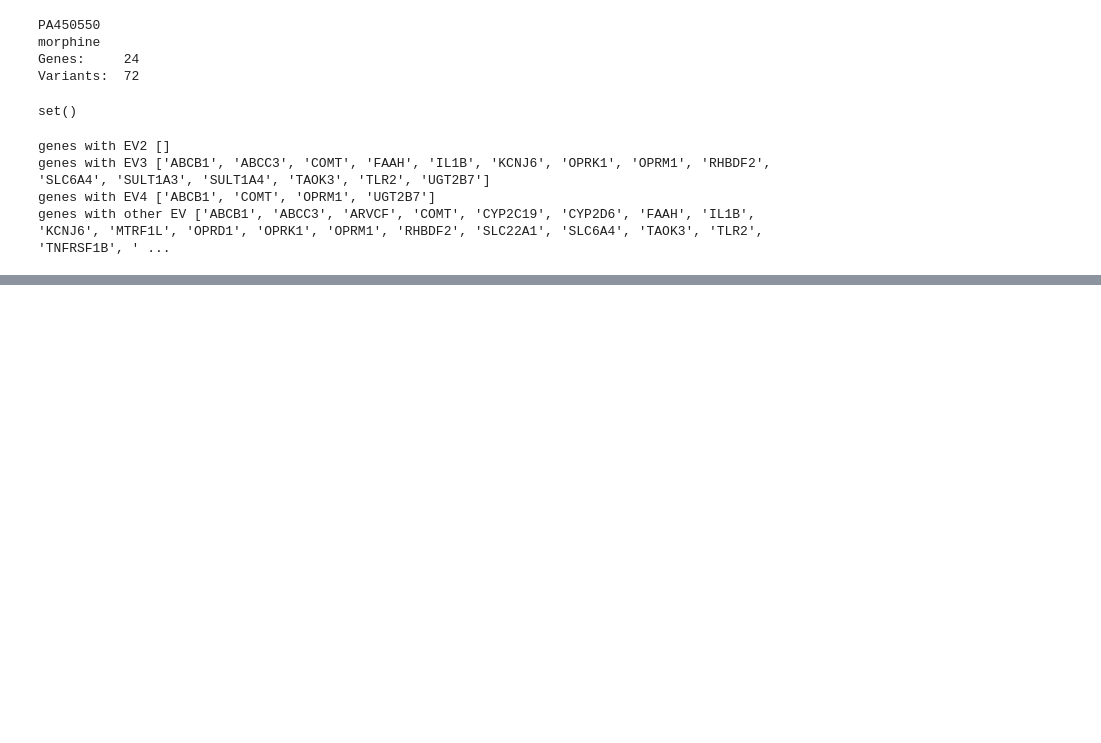
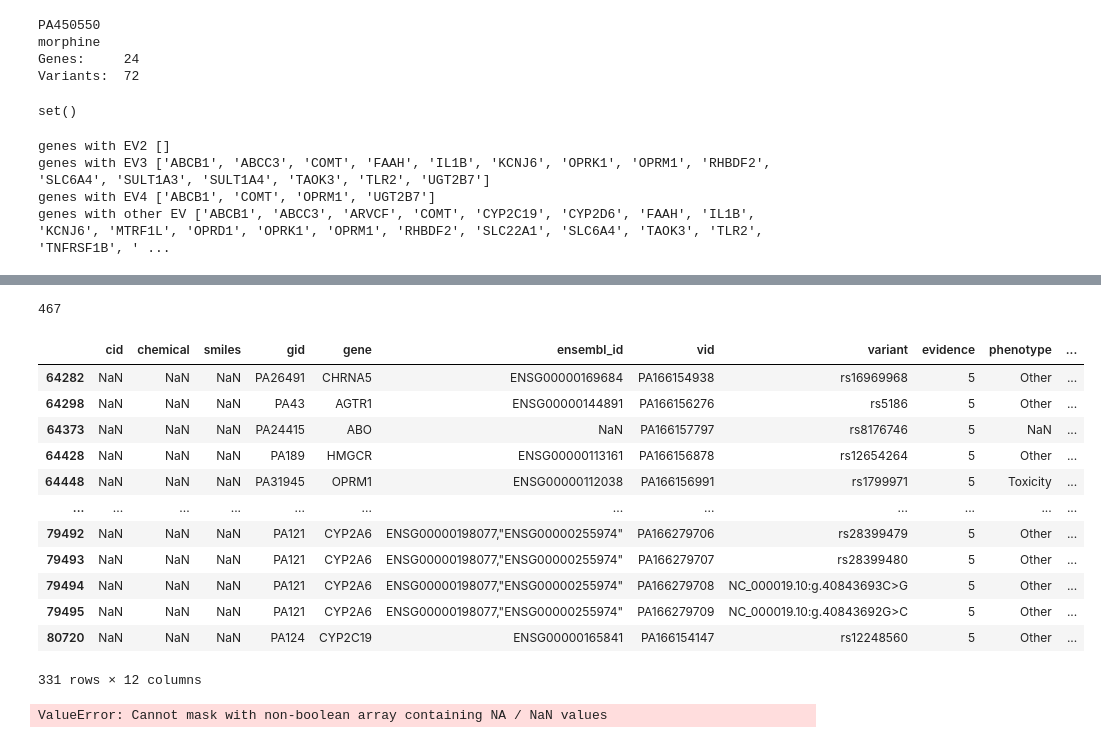
Before and after one commit to ersilia-os/pharmacogx-embeddings, a Jupyter notebook: notebooks/00_PharmGKB_DataCleaning.ipynb, the cells around one changed output, grey strips where cells are left out. Saved outputs shown, nothing was run; the diff lists cells and outputs as text; code cells hidden in the pictures; blank space fills up the shorter version.

```diff
--- a/notebooks/00_PharmGKB_DataCleaning.ipynb
+++ b/notebooks/00_PharmGKB_DataCleaning.ipynb
@@ -830,0 +835,9 @@ genes with other EV ['ABCB1', 'ABCC3', 'ARVCF', 'COMT', 'CYP2C19', 'CYP2D6', 'FA
+# %%
+df = pd.read_csv(os.path.join(DATAPATH, "13_pgkb_merged.csv"), low_memory=False)
+
+df_ = df[df["smiles"].isna()]
+print(df_.shape)
+
+no_smi = list(set(df_["cid"]))
+print(len(no_smi))
+print(no_smi)
@@ -830,0 +886,24 @@ genes with other EV ['ABCB1', 'ABCC3', 'ARVCF', 'COMT', 'CYP2C19', 'CYP2D6', 'FA
+# %%
+len(set(df[df["evidence"].str.contains("1")]["cid"]))
+# %% [output]
+467
+# %%
+df_[df_["chemical"].isna()]
+# %% [output]
+|  | cid | chemical | smiles | gid | gene | ensembl_id | vid | variant | evidence | phenotype | ... |
+| 64282 | NaN | NaN | NaN | PA26491 | CHRNA5 | ENSG00000169684 | PA166154938 | rs16969968 | 5 | Other | ... |
+| 64298 | NaN | NaN | NaN | PA43 | AGTR1 | ENSG00000144891 | PA166156276 | rs5186 | 5 | Other | ... |
+| 64373 | NaN | NaN | NaN | PA24415 | ABO | NaN | PA166157797 | rs8176746 | 5 | NaN | ... |
+| 64428 | NaN | NaN | NaN | PA189 | HMGCR | ENSG00000113161 | PA166156878 | rs12654264 | 5 | Other | ... |
+| 64448 | NaN | NaN | NaN | PA31945 | OPRM1 | ENSG00000112038 | PA166156991 | rs1799971 | 5 | Toxicity | ... |
+| ... | ... | ... | ... | ... | ... | ... | ... | ... | ... | ... | ... |
+| 79492 | NaN | NaN | NaN | PA121 | CYP2A6 | ENSG00000198077,"ENSG00000255974" | PA166279706 | rs28399479 | 5 | Other | ... |
+| 79493 | NaN | NaN | NaN | PA121 | CYP2A6 | ENSG00000198077,"ENSG00000255974" | PA166279707 | rs28399480 | 5 | Other | ... |
+| 79494 | NaN | NaN | NaN | PA121 | CYP2A6 | ENSG00000198077,"ENSG00000255974" | PA166279708 | NC_000019.10:g.40843693C>G | 5 | Other | ... |
+| 79495 | NaN | NaN | NaN | PA121 | CYP2A6 | ENSG00000198077,"ENSG00000255974" | PA166279709 | NC_000019.10:g.40843692G>C | 5 | Other | ... |
+| 80720 | NaN | NaN | NaN | PA124 | CYP2C19 | ENSG00000165841 | PA166154147 | rs12248560 | 5 | Other | ... |
+331 rows × 12 columns
+# %%
+df_[df_["chemical"].str.contains("/")]
+# %% [output]
+ValueError: Cannot mask with non-boolean array containing NA / NaN values
```
Also changed, not shown: parts of 4 cells of this notebook, 4 other files.
